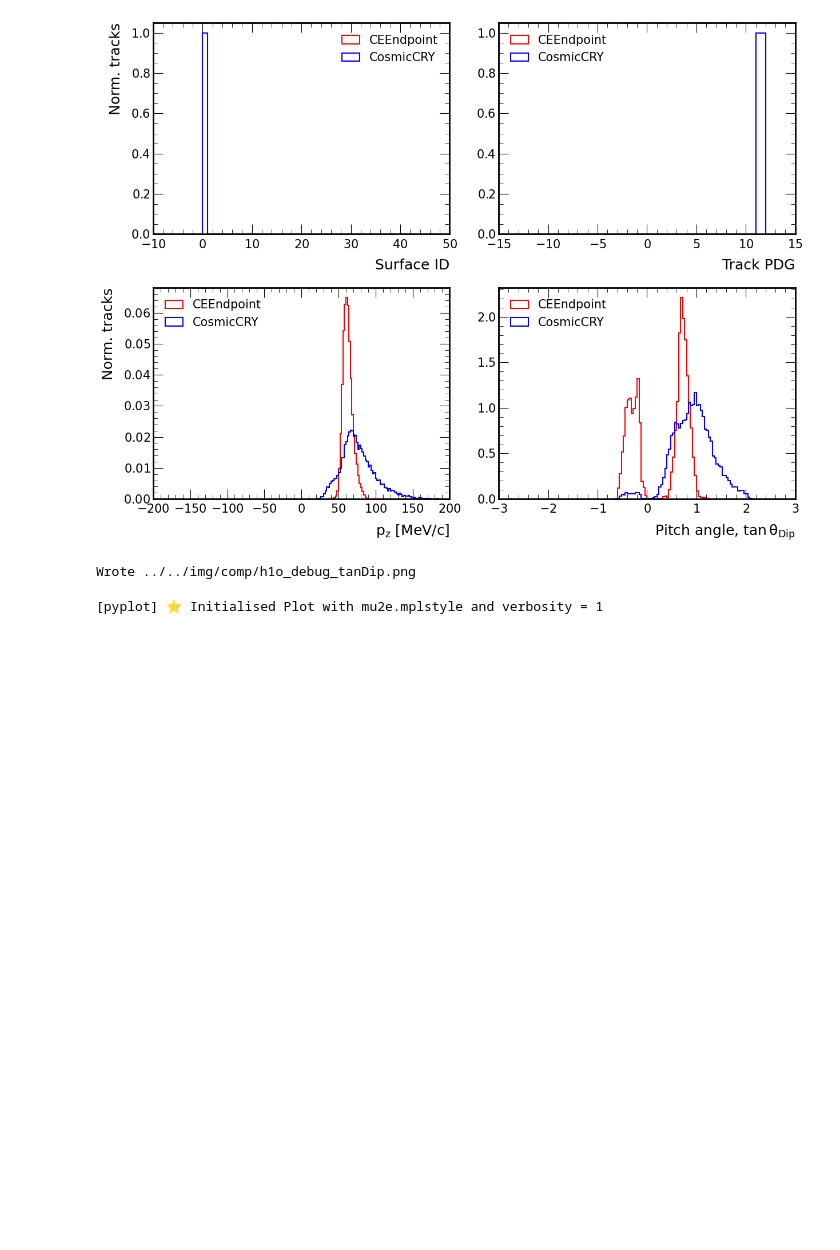
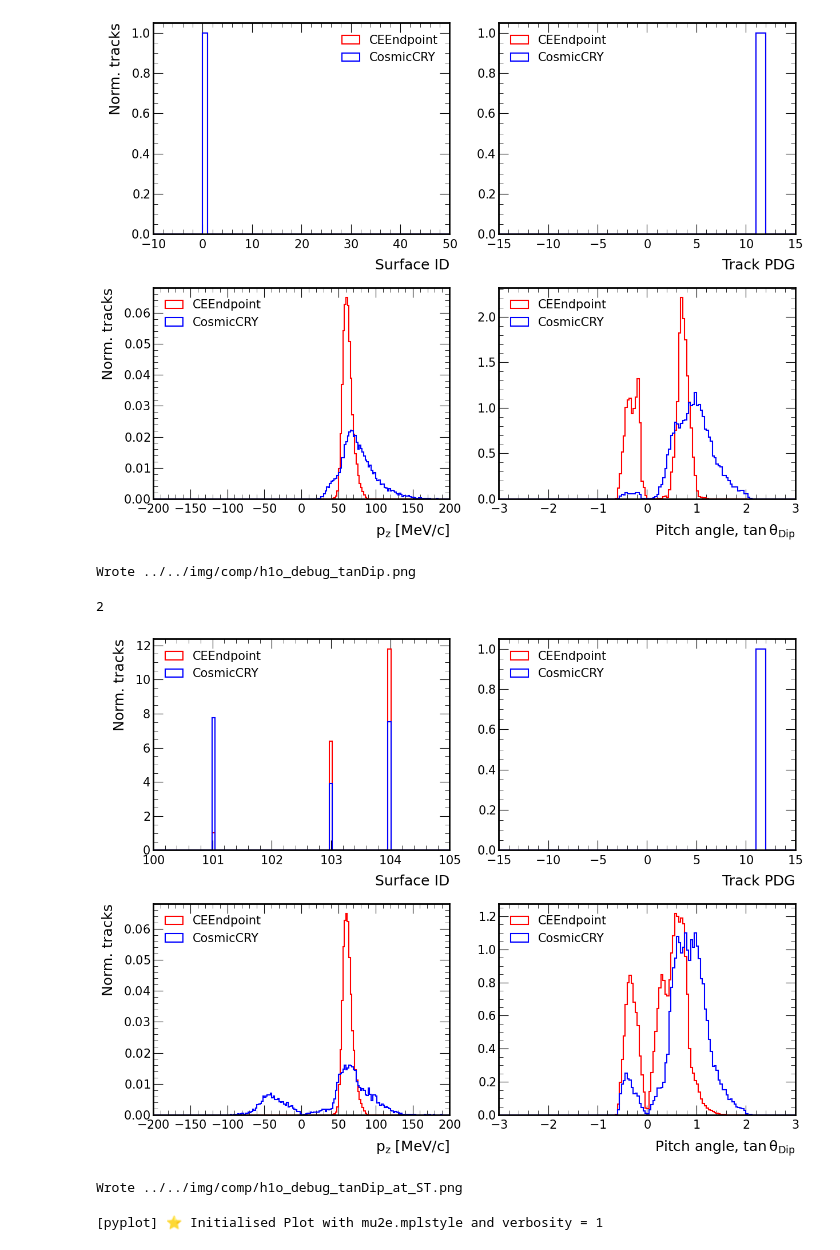
Before and after one commit to sam-grant/mu2e-cosmic, a Jupyter notebook: ana/comp/track_cuts.ipynb, the cells around one changed output. Drawn from its saved outputs; the diff is of its cells as text; code cells hidden in the pictures; blank space fills up the shorter version.

```diff
--- a/ana/comp/track_cuts.ipynb
+++ b/ana/comp/track_cuts.ipynb
@@ -530,6 +691,72 @@ print(f"Wrote {out_path}")
 2
 [figure]
 Wrote ../../img/comp/h1o_debug_tanDip.png
+# %%
+fig, ax = plt.subplots(2, 2, figsize=(6.4*2, 4.8*2))
+print(len(ax))
+
+plot.plot_1D_overlay(
+    {
+        "CEEndpoint" : ak.flatten(signal_at_ST["trkfit"]["trksegs"]["sid"], axis=None),
+        "CosmicCRY" : ak.flatten(onspill_at_ST["trkfit"]["trksegs"]["sid"], axis=None)
+    },
+    nbins=96,xmin=100,xmax=105,norm_by_area=True,
+    show=False,
+    # leg_pos="upper left",
+    ax=ax[0,0],
+    xlabel=r"Surface ID",
+    ylabel="Norm. tracks"
+)
+
+plot.plot_1D_overlay(
+    {
+        "CEEndpoint" : ak.flatten(signal_at_ST["trk"]["trk.pdg"], axis=None),
+        "CosmicCRY" : ak.flatten(onspill_at_ST["trk"]["trk.pdg"], axis=None)
+    },
+    nbins=30,xmin=-15,xmax=15,norm_by_area=True,
+    show=False,
+    # leg_pos="upper left",
+    ax=ax[0,1],
+    xlabel=r"Track PDG",
+
+)
+
+plot.plot_1D_overlay(
+    {
+        "CEEndpoint" : ak.flatten(signal["trkfit"]["trksegs"]["mom"]["fCoordinates"]["fZ"], axis=None),
+        "CosmicCRY" : ak.flatten(onspill_at_ST["trkfit"]["trksegs"]["mom"]["fCoordinates"]["fZ"], axis=None)
+    },
+    nbins=200,xmin=-200,xmax=200,norm_by_area=True,
+    show=False,
+    # leg_pos="upper left",
+    ylabel="Norm. tracks",
+    ax=ax[1,0],
+    xlabel=r"$p_{z}$ [MeV/c]",
+)
+
+plot.plot_1D_overlay(
+    {
+        "CEEndpoint" : ak.flatten(signal_at_ST["trkfit"]["trksegpars_lh"]["tanDip"], axis=None),
+        "CosmicCRY" : ak.flatten(onspill_at_ST["trkfit"]["trksegpars_lh"]["tanDip"], axis=None)
+    },
+    nbins=150,xmin=-3,xmax=3,norm_by_area=True,
+    show=False,
+    # leg_pos="upper left",
+    ax=ax[1,1],
+    xlabel=r"Pitch angle, $\tan{\theta_{\text{Dip}}}$",
+)
+
+
+plt.tight_layout()
+out_path = f"../../img/comp/h1o_debug_tanDip_at_ST.png"
+# plt.title("title")
+plt.savefig(out_path, dpi=300)
+plt.show()
+print(f"Wrote {out_path}")
+# %% [output]
+2
+[figure, added]
+Wrote ../../img/comp/h1o_debug_tanDip_at_ST.png
 # %%
 plotter=Plot()
 # nhits_signal = ak.flatten(signal["trkfit"]["trksegpars_lh"]["tanDip"],axis=None)
```
Also changed, not shown: parts of 28 cells of this notebook.
